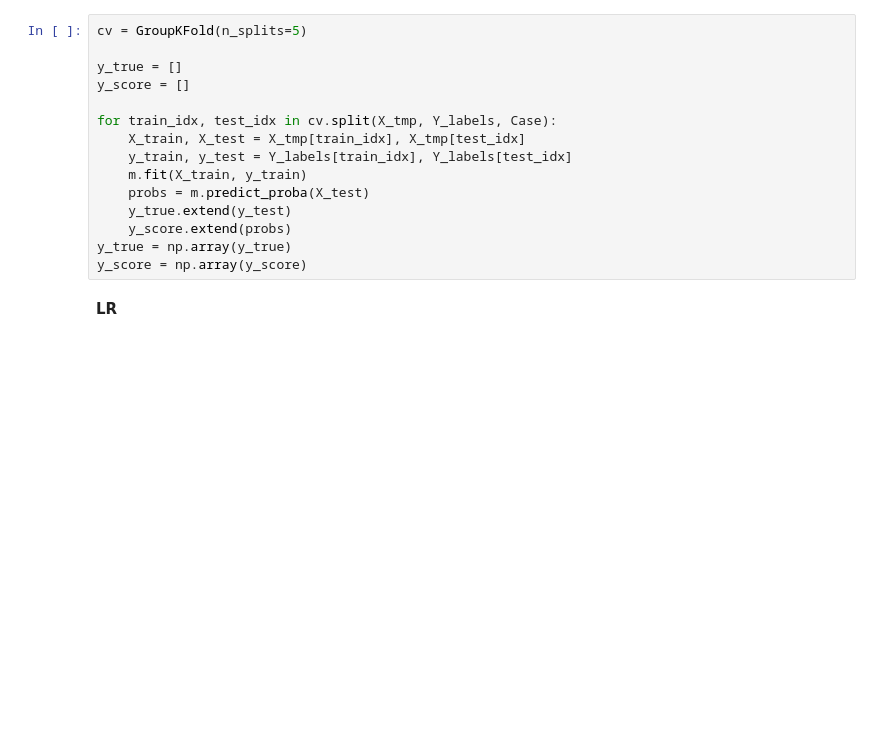
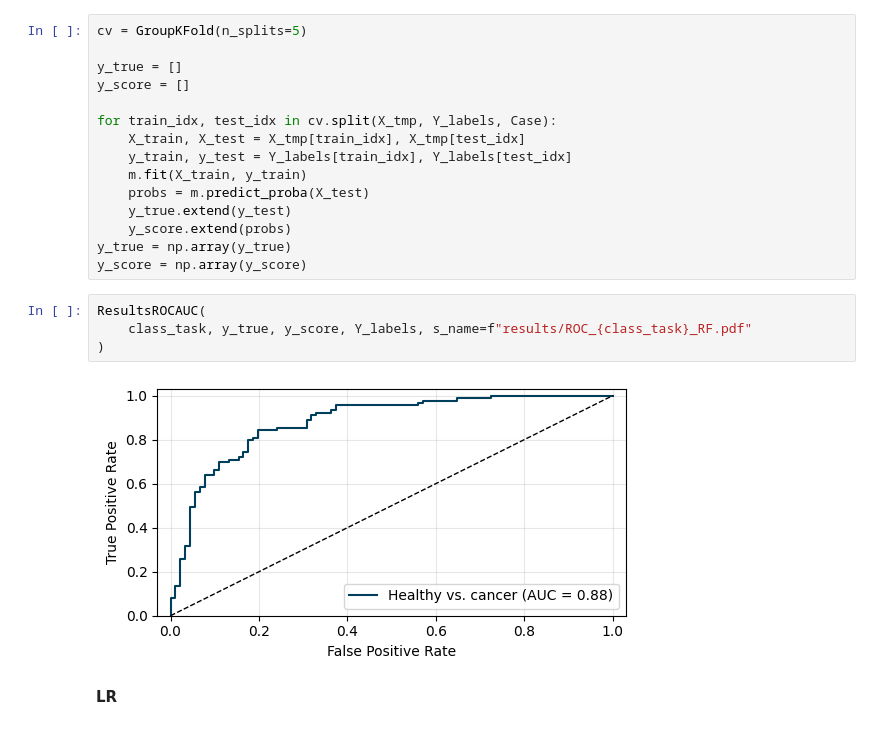
Before and after one commit to EITLabworks/IIVV-Evaluation, a Jupyter notebook: Results.ipynb, the cells around one changed output. Cells and saved outputs as stored; diff of their text form; blank space fills up the shorter version.

```diff
--- a/Results.ipynb
+++ b/Results.ipynb
@@ -111,6 +118,12 @@ for train_idx, test_idx in cv.split(X_tmp, Y_labels, Case):
     y_score.extend(probs)
 y_true = np.array(y_true)
 y_score = np.array(y_score)
+# %%
+ResultsROCAUC(
+    class_task, y_true, y_score, Y_labels, s_name=f"results/ROC_{class_task}_RF.pdf"
+)
+# %% [output]
+[figure, added]
 # %% [markdown]
 **LR**
 # %%
```
Also changed, not shown: parts of 15 cells of this notebook, 1 other file.
